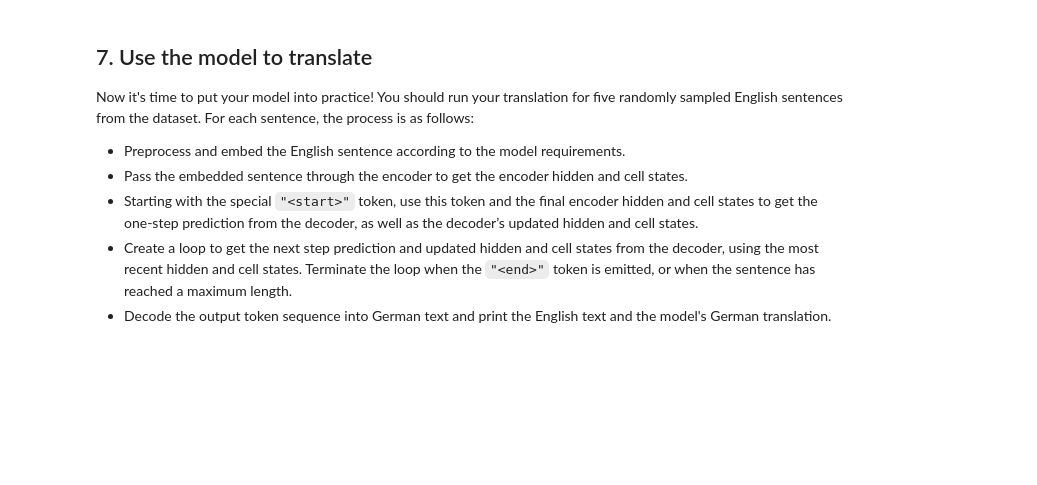
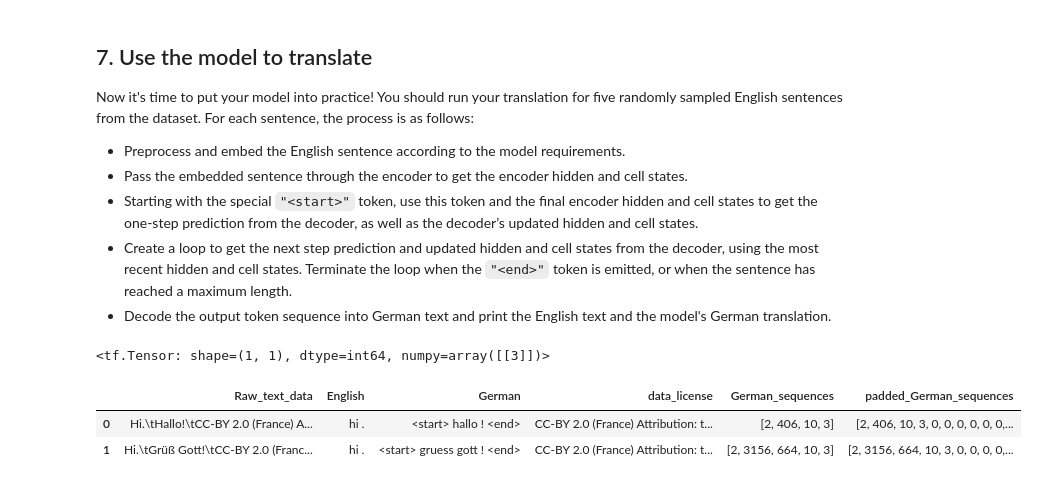
Before and after one commit to PhiDung-hub/Customize_with_TF2, a Jupyter notebook: Capstone_Project(Translator).ipynb, the cells around one changed output. Drawn from its saved outputs; the diff is of its cells as text; code cells hidden in the pictures; blank space fills up the shorter version.

```diff
--- a/Capstone_Project(Translator).ipynb
+++ b/Capstone_Project(Translator).ipynb
@@ -571,0 +625,10 @@ Now it's time to put your model into practice! You should run your translation f
+# %%
+tf.constant(tokenizer.texts_to_sequences(['<end>']), dtype='int64')
+# %% [output]
+<tf.Tensor: shape=(1, 1), dtype=int64, numpy=array([[3]])>
+# %%
+df.head(2)
+# %% [output]
+|  | Raw_text_data | English | German | data_license | German_sequences | padded_German_sequences |
+| 0 | Hi.\tHallo!\tCC-BY 2.0 (France) A... | hi . | <start> hallo ! <end> | CC-BY 2.0 (France) Attribution: t... | [2, 406, 10, 3] | [2, 406, 10, 3, 0, 0, 0, 0, 0, 0,... |
+| 1 | Hi.\tGrüß Gott!\tCC-BY 2.0 (Franc... | hi . | <start> gruess gott ! <end> | CC-BY 2.0 (France) Attribution: t... | [2, 3156, 664, 10, 3] | [2, 3156, 664, 10, 3, 0, 0, 0, 0,... |
```
Also changed, not shown: parts of 18 cells of this notebook.
